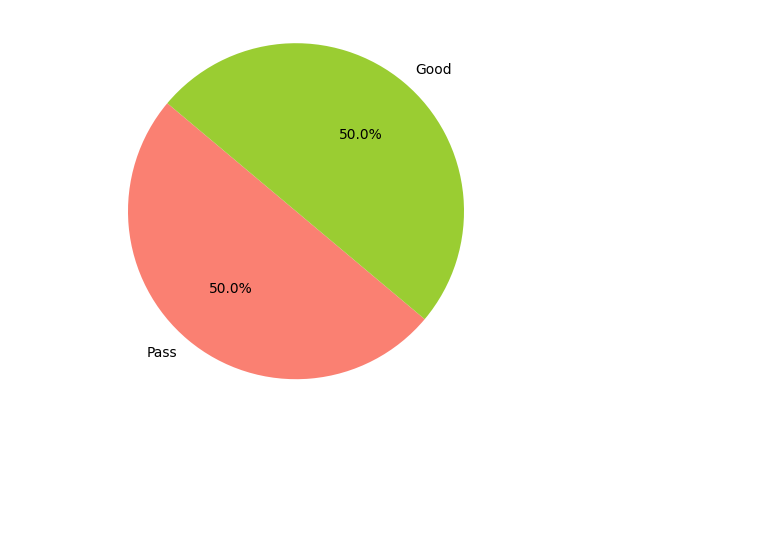
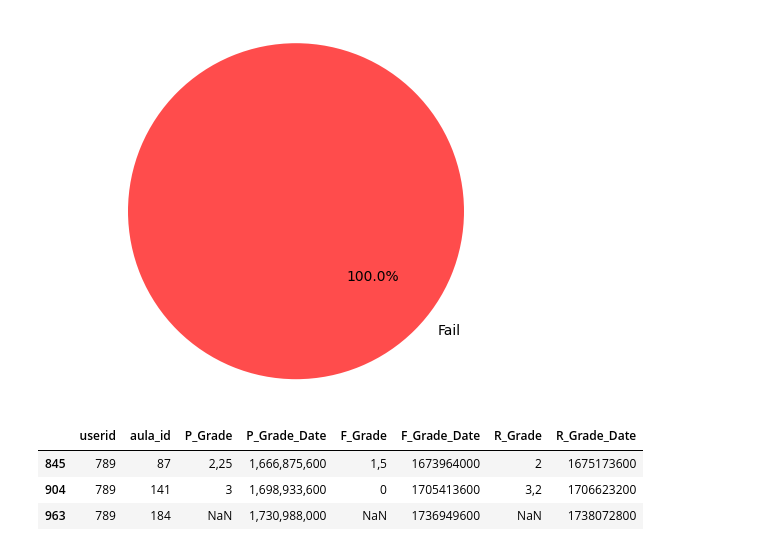
Before and after one commit to geniiss/MoonKEY, a Jupyter notebook: code/Model/pie_chart.ipynb, the cells around one changed output. Saved outputs shown, nothing was run; the diff lists cells and outputs as text; code cells hidden in the pictures; blank space fills up the shorter version.

```diff
--- a/code/Model/pie_chart.ipynb
+++ b/code/Model/pie_chart.ipynb
@@ -42,37 +42,45 @@ def calcular_porcentajes(clasificaciones):
 
     return porcentajes
 
-user_id = 155
 def pie_chart(user_id):
 
     marks_user = marks[(marks["userid"] == user_id)]
     marks_user
     #887
     #155
 
     import numpy as np
     marks_user_array = marks_user["F_Grade"].values
+    marks_user_array = marks_user_array[~pd.isna(marks_user_array)]
     marks_user_array_num = []
     for element in marks_user_array:
         marks_user_array_num.append(float(element.replace(",", ".")))
 
     marks_user_array_char = clasificar_notas(marks_user_array_num)
 
     marks_user_array_perc = calcular_porcentajes(marks_user_array_char)
 
     porcentajes_filtrados = [p for p in marks_user_array_perc if p > 0]
     labels = ['Fail', 'Pass', 'Good', 'Excellent']
     labels_filtradas = [labels[i] for i in range(len(marks_user_array_perc)) if marks_user_array_perc[i] > 0]
-    colors = ['skyblue', 'salmon', 'yellowgreen', 'lightcoral']
+    colors = ['#FF4C4C', '#FFC107', '#8BC34A', '#388E3C']
     colors_filtradas = [colors[i] for i in range(len(marks_user_array_perc)) if marks_user_array_perc[i] > 0]
 
     plt.pie(porcentajes_filtrados, labels=labels_filtradas, colors=colors_filtradas, autopct='%1.1f%%', startangle=140)
 
     plt.axis('equal')
 
     return plt
 
 
-pie_chart(155).show()
+pie_chart(789).show()
 # %% [output]
-[figure, old version]
+[figure, new version]
+# %%
+marks_user = marks[(marks["userid"] == 789)]
+marks_user
+# %% [output]
+|  | userid | aula_id | P_Grade | P_Grade_Date | F_Grade | F_Grade_Date | R_Grade | R_Grade_Date |
+| 845 | 789 | 87 | 2,25 | 1,666,875,600 | 1,5 | 1673964000 | 2 | 1675173600 |
+| 904 | 789 | 141 | 3 | 1,698,933,600 | 0 | 1705413600 | 3,2 | 1706623200 |
+| 963 | 789 | 184 | NaN | 1,730,988,000 | NaN | 1736949600 | NaN | 1738072800 |
```
Also changed, not shown: parts of 1 cell of this notebook, 2 other files.
